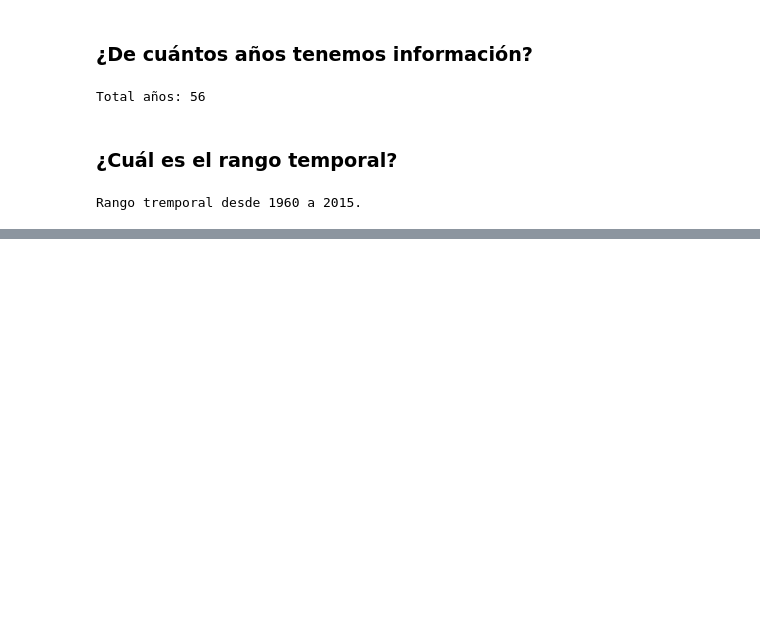
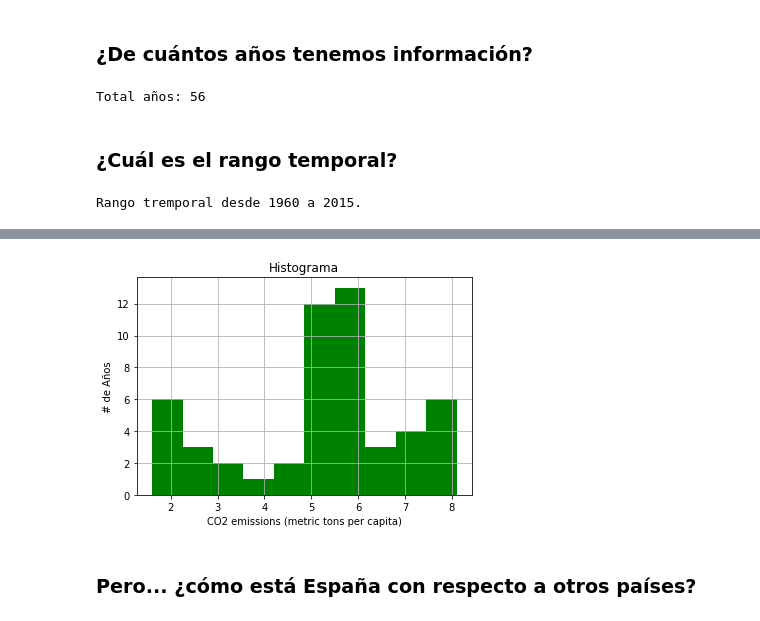
Before and after one commit to JavDomGom/machine-learning-y-redes-neuronales, a Jupyter notebook: Visualización.ipynb, the cells around one changed output, grey strips where cells are left out. Drawn from its saved outputs; the diff is of its cells as text; code cells hidden in the pictures; blank space fills up the shorter version.

```diff
--- a/Visualización.ipynb
+++ b/Visualización.ipynb
@@ -67,0 +132,18 @@ Rango tremporal desde 1960 a 2015.
+# %%
+# Dibujamos el histograma.
+
+plt.hist(hist_data, 10, facecolor='green')
+
+# Ponemos etiquetas a los ejes.
+plt.xlabel(total_co2['IndicatorName'].iloc[0])
+plt.ylabel('# de Años')
+
+# Añadimos un título al gráfico.
+plt.title('Histograma')
+
+plt.grid(True)
+plt.show()
+# %% [output]
+[figure, added]
+# %% [markdown]
+### Pero... ¿cómo está España con respecto a otros países?
```
Also changed, not shown: parts of 22 cells of this notebook.
